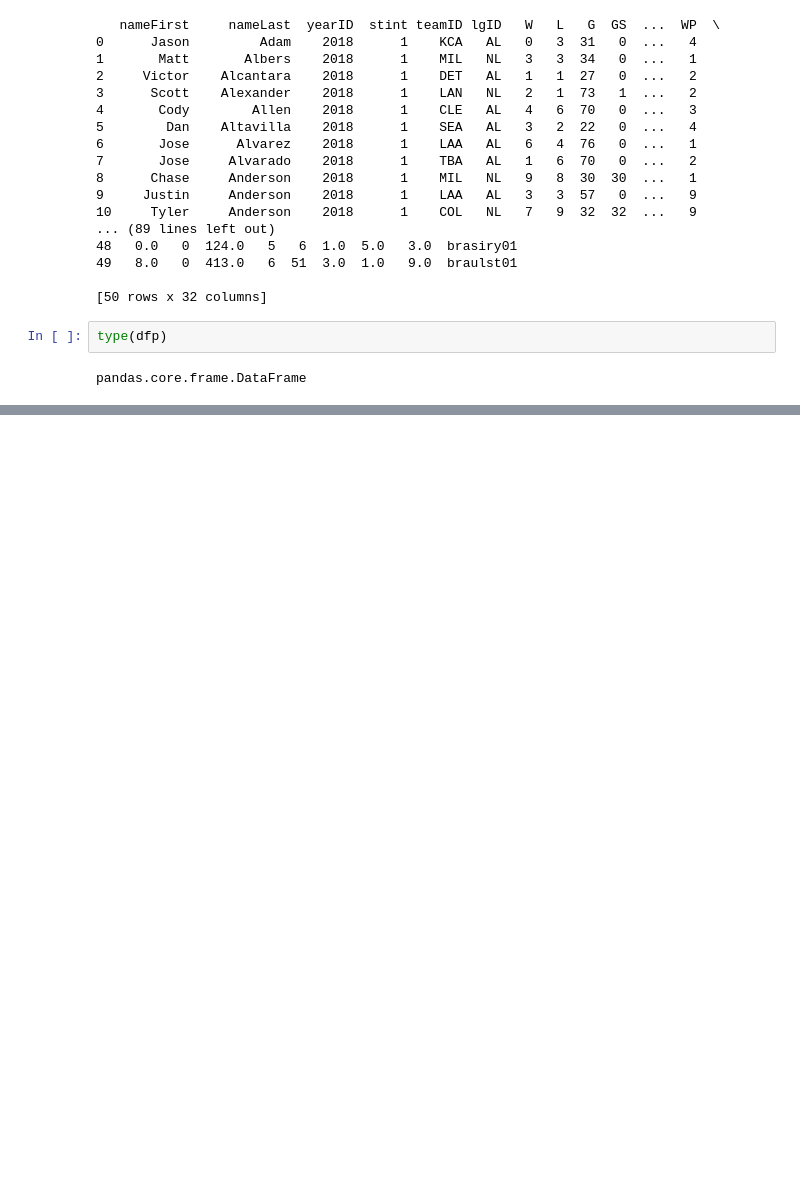
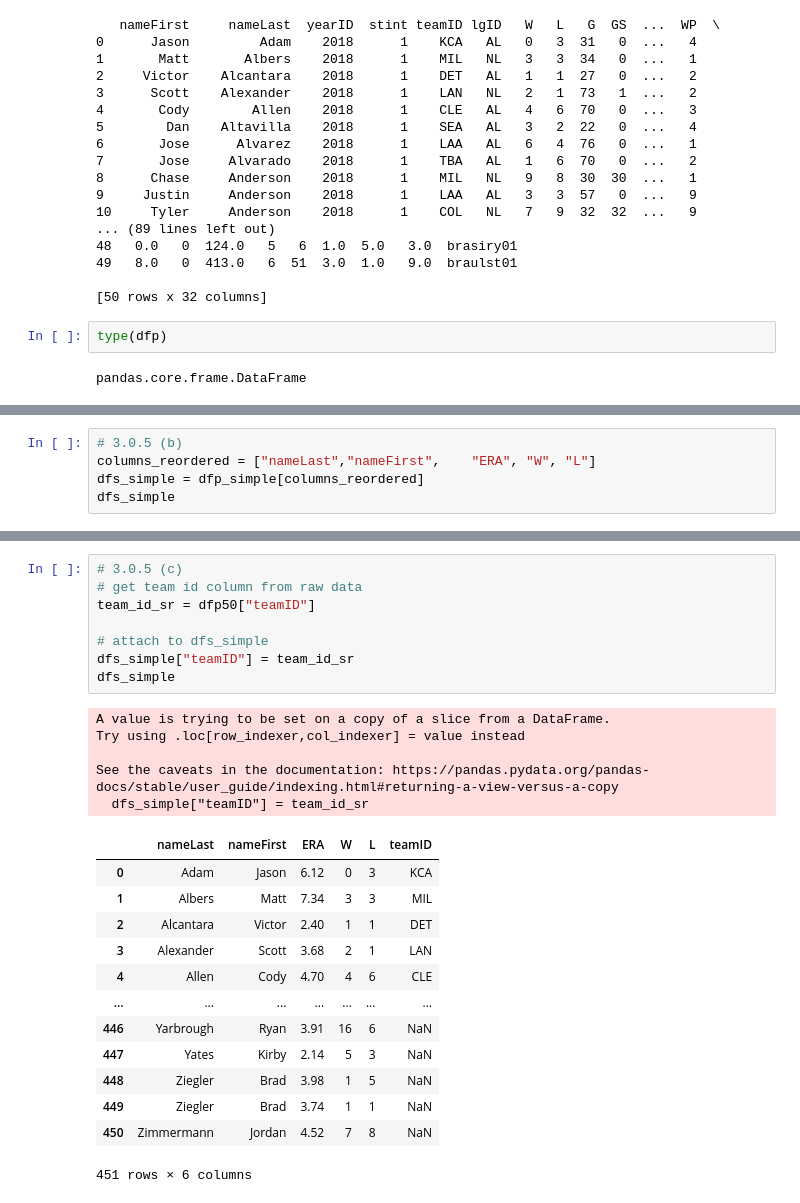
Before and after one commit to dowonh9599/everything-python, a Jupyter notebook: 06-pandas/01-introduction.ipynb, the cells around one changed output, grey strips where cells are left out. Saved outputs shown, nothing was run; the diff lists cells and outputs as text; blank space fills up the shorter version.

Commit message:
feat: index alignment

```diff
--- a/06-pandas/01-introduction.ipynb
+++ b/06-pandas/01-introduction.ipynb
@@ -673,0 +746,5 @@ dfp_simple
+# %%
+# 3.0.5 (b)
+columns_reordered = ["nameLast","nameFirst",	"ERA", "W",	"L"]
+dfs_simple = dfp_simple[columns_reordered]
+dfs_simple
@@ -673,0 +765,27 @@ dfp_simple
+# %%
+# 3.0.5 (c)
+# get team id column from raw data
+team_id_sr = dfp50["teamID"]
+
+# attach to dfs_simple
+dfs_simple["teamID"] = team_id_sr
+dfs_simple
+# %% [output]
+A value is trying to be set on a copy of a slice from a DataFrame.
+Try using .loc[row_indexer,col_indexer] = value instead
+
+See the caveats in the documentation: https://pandas.pydata.org/pandas-docs/stable/user_guide/indexing.html#returning-a-view-versus-a-copy
+  dfs_simple["teamID"] = team_id_sr
+|  | nameLast | nameFirst | ERA | W | L | teamID |
+| 0 | Adam | Jason | 6.12 | 0 | 3 | KCA |
+| 1 | Albers | Matt | 7.34 | 3 | 3 | MIL |
+| 2 | Alcantara | Victor | 2.40 | 1 | 1 | DET |
+| 3 | Alexander | Scott | 3.68 | 2 | 1 | LAN |
+| 4 | Allen | Cody | 4.70 | 4 | 6 | CLE |
+| ... | ... | ... | ... | ... | ... | ... |
+| 446 | Yarbrough | Ryan | 3.91 | 16 | 6 | NaN |
+| 447 | Yates | Kirby | 2.14 | 5 | 3 | NaN |
+| 448 | Ziegler | Brad | 3.98 | 1 | 5 | NaN |
+| 449 | Ziegler | Brad | 3.74 | 1 | 1 | NaN |
+| 450 | Zimmermann | Jordan | 4.52 | 7 | 8 | NaN |
+451 rows × 6 columns
```
Also changed, not shown: parts of 15 cells of this notebook.
